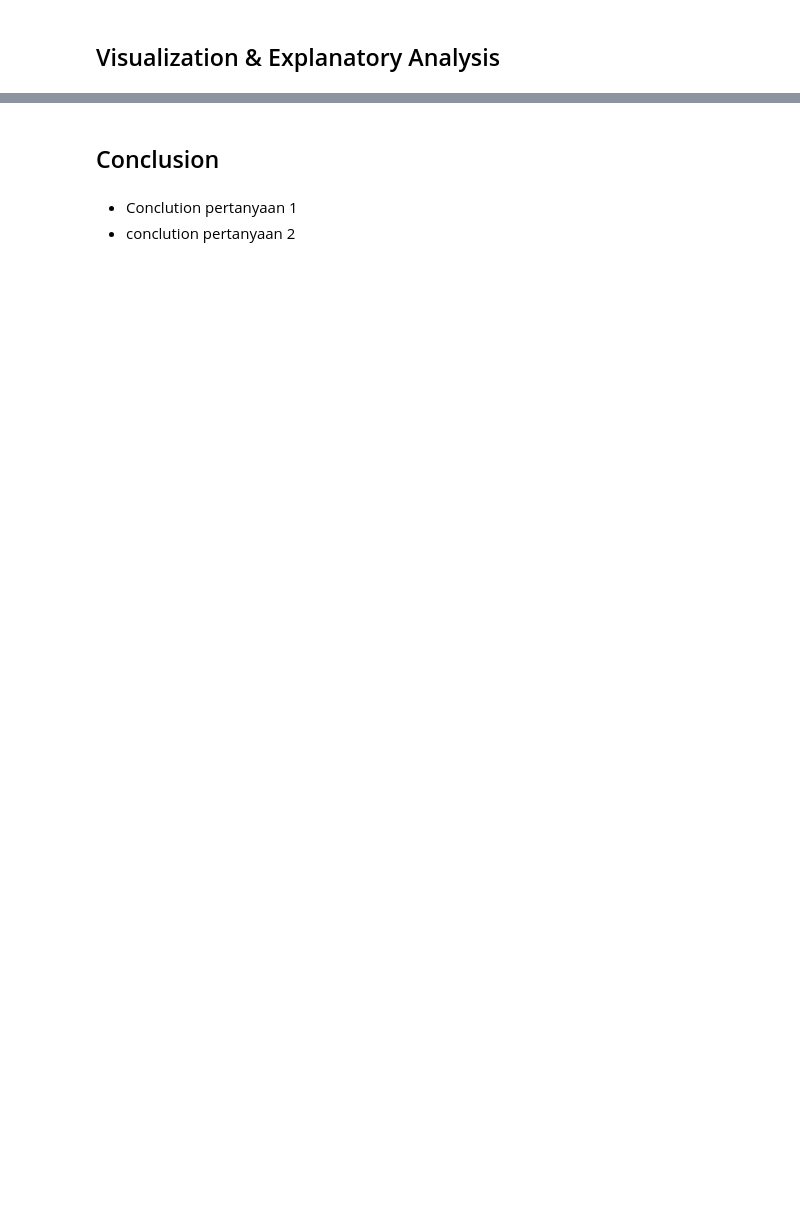
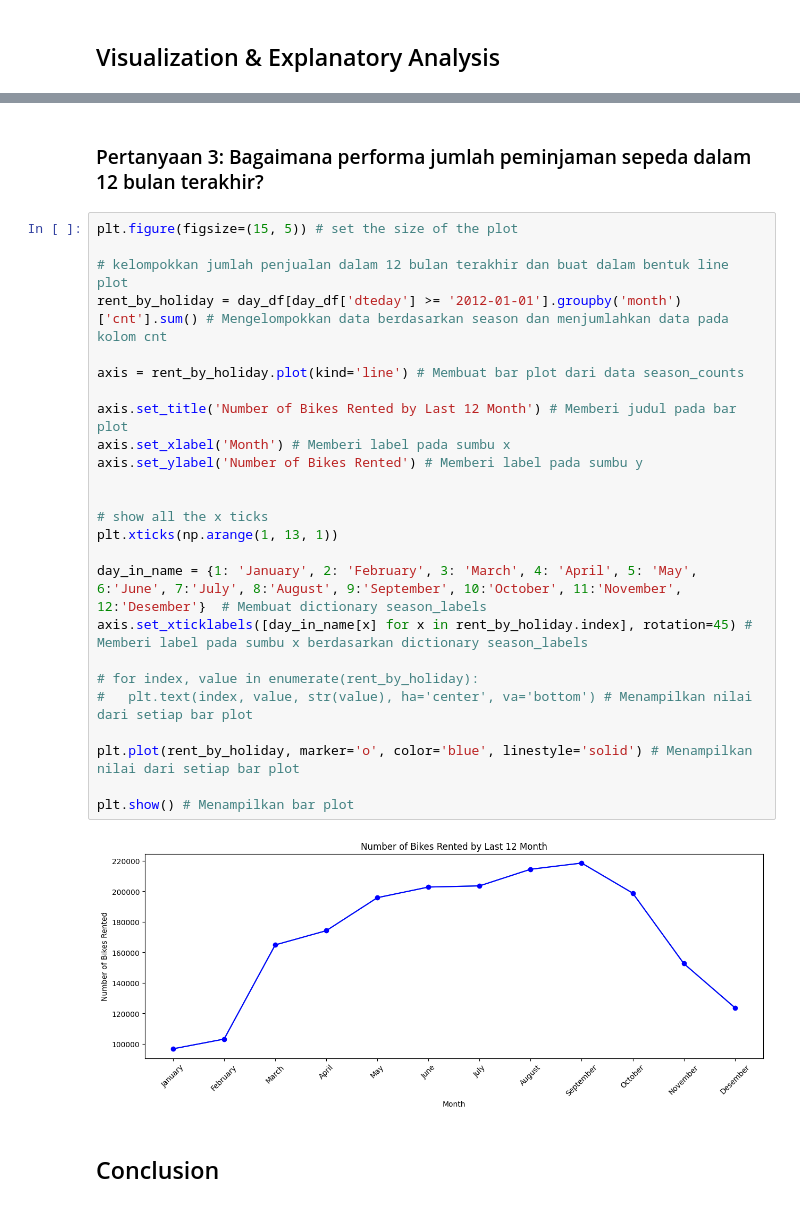
Before and after one commit to krisna31/bike-share-by-day-analysis, a Jupyter notebook: Bike_Share_by_Day_Analysis.ipynb, the cells around one changed output, grey strips where cells are left out. Saved outputs shown, nothing was run; the diff lists cells and outputs as text; blank space fills up the shorter version.

```diff
--- a/Bike_Share_by_Day_Analysis.ipynb
+++ b/Bike_Share_by_Day_Analysis.ipynb
@@ -33,5 +279,31 @@
+# %% [markdown]
+### Pertanyaan 3: Bagaimana performa jumlah peminjaman sepeda dalam 12 bulan terakhir?
+# %%
+plt.figure(figsize=(15, 5)) # set the size of the plot
+
+# kelompokkan jumlah penjualan dalam 12 bulan terakhir dan buat dalam bentuk line plot
+rent_by_holiday = day_df[day_df['dteday'] >= '2012-01-01'].groupby('month')['cnt'].sum() # Mengelompokkan data berdasarkan season dan menjumlahkan data pada kolom cnt
+
+axis = rent_by_holiday.plot(kind='line') # Membuat bar plot dari data season_counts
+
+axis.set_title('Number of Bikes Rented by Last 12 Month') # Memberi judul pada bar plot
+axis.set_xlabel('Month') # Memberi label pada sumbu x
+axis.set_ylabel('Number of Bikes Rented') # Memberi label pada sumbu y
+
+
+# show all the x ticks
+plt.xticks(np.arange(1, 13, 1))
+
+day_in_name = {1: 'January', 2: 'February', 3: 'March', 4: 'April', 5: 'May', 6:'June', 7:'July', 8:'August', 9:'September', 10:'October', 11:'November', 12:'Desember'}  # Membuat dictionary season_labels
+axis.set_xticklabels([day_in_name[x] for x in rent_by_holiday.index], rotation=45) # Memberi label pada sumbu x berdasarkan dictionary season_labels
+
+# for index, value in enumerate(rent_by_holiday):
+#   plt.text(index, value, str(value), ha='center', va='bottom') # Menampilkan nilai dari setiap bar plot
+
+plt.plot(rent_by_holiday, marker='o', color='blue', linestyle='solid') # Menampilkan nilai dari setiap bar plot
+
+plt.show() # Menampilkan bar plot
+# %% [output]
+[figure, added]
 # %% [markdown]
 ## Conclusion
-# %% [markdown]
-- Conclution pertanyaan 1
-- conclution pertanyaan 2
```
Also changed, not shown: parts of 40 cells of this notebook, 1 other file.
